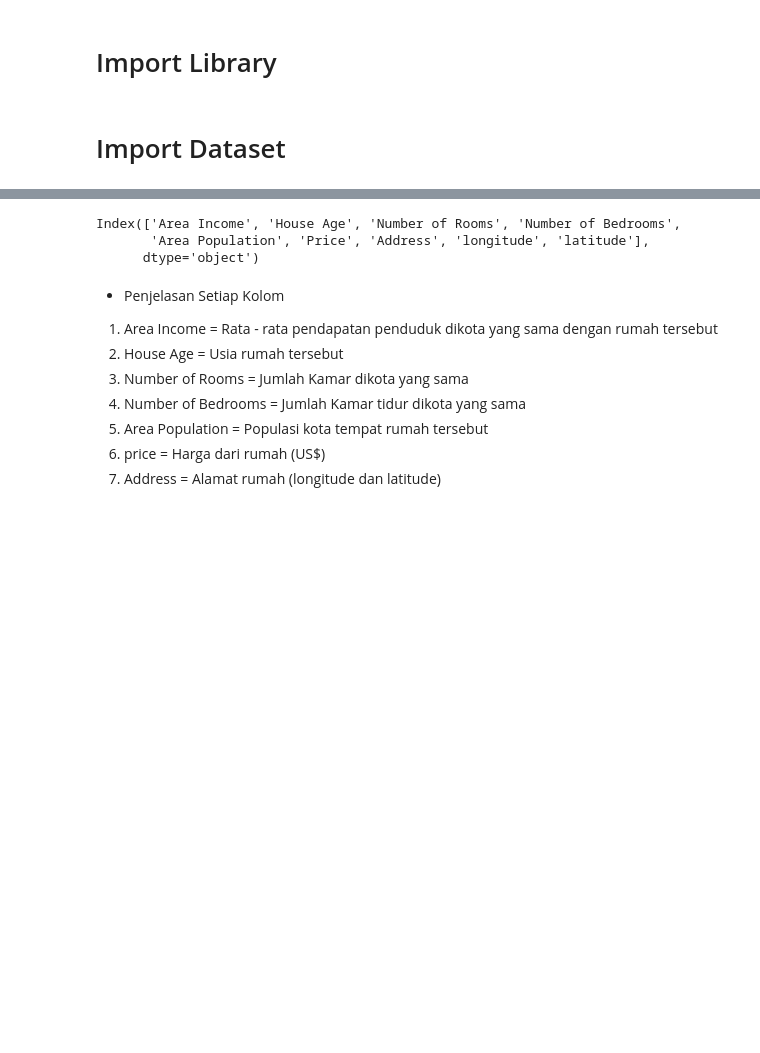
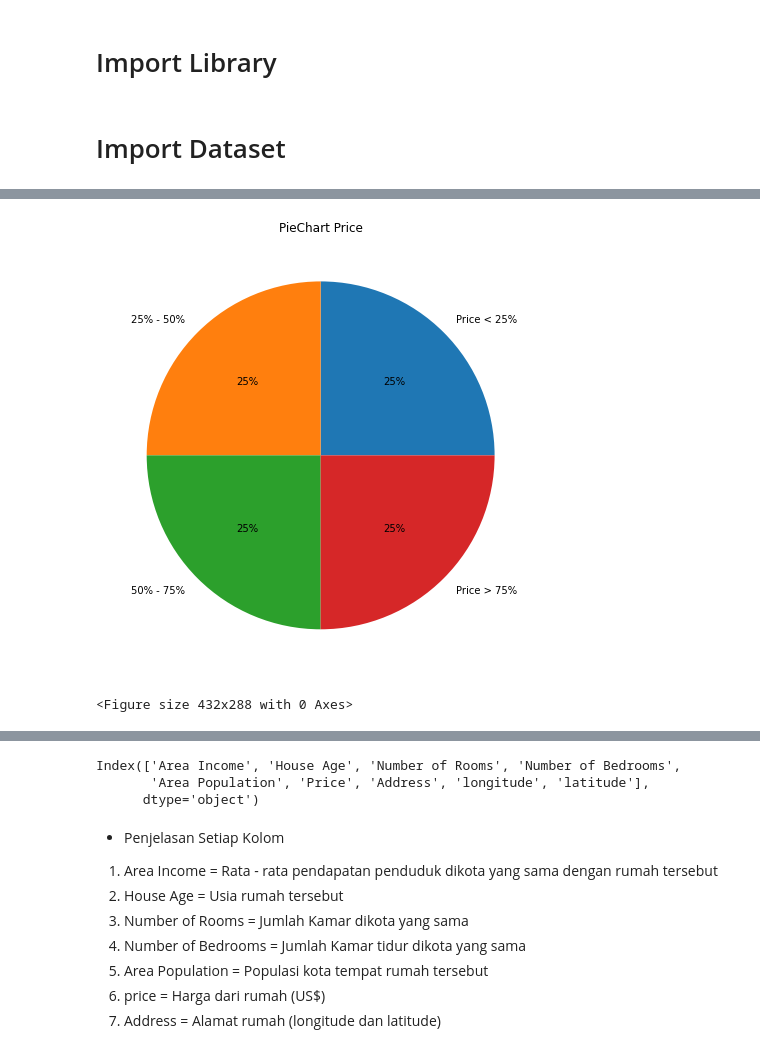
Before and after one commit to happyta30/Projek-Akhir, a Jupyter notebook: model_development/Pred_Home_Price.ipynb, the cells around one changed output, grey strips where cells are left out. Saved outputs shown, nothing was run; the diff lists cells and outputs as text; code cells hidden in the pictures; blank space fills up the shorter version.

```diff
--- a/model_development/Pred_Home_Price.ipynb
+++ b/model_development/Pred_Home_Price.ipynb
@@ -21,3 +21,23 @@ df.head()
 | 2 | 61287.067179 | 5.865890 | 8.512727 | 5.13 | 36882.159400 | 1.058988e+06 | 9127 Elizabeth Stravenue\nDanielt... | ... |
 | 3 | 63345.240046 | 7.188236 | 5.586729 | 3.26 | 34310.242831 | 1.260617e+06 | USS Barnett\nFPO AP 44820 | ... |
 | 4 | 59982.197226 | 5.040555 | 7.839388 | 4.23 | 26354.109472 | 6.309435e+05 | USNS Raymond\nFPO AE 09386 | ... |
+# %%
+# mylabels = ["a"]
+# plt.pie(a, labels = mylabels)
+# plt.show()
+a = df['Price'].loc[lambda x : x < 997577].count() # dibawah 25%
+b = df.query("Price >= 997577 & Price <= 1232670")['House Age'].count() # diantara 25% - 50%
+c = df.query("Price > 1232670 & Price <= 1471210")['House Age'].count() # diantara 50% - 75%
+d = df['Price'].loc[lambda x : x > 1471210].count() # diatas 75%
+
+y = np.array([a, b, c, d])
+plt.figure(figsize=(10,8))
+mylabels = ["Price < 25%", "25% - 50%", "50% - 75%", "Price > 75%"]
+plt.title("PieChart Price")
+
+plt.pie(y, labels = mylabels, autopct='%.0f%%')
+plt.show()
+plt.savefig('price_piechart.jpg', dpi=75)
+# %% [output]
+[figure, added]
+<Figure size 432x288 with 0 Axes>
```
Also changed, not shown: parts of 23 cells of this notebook, 4 other files.
